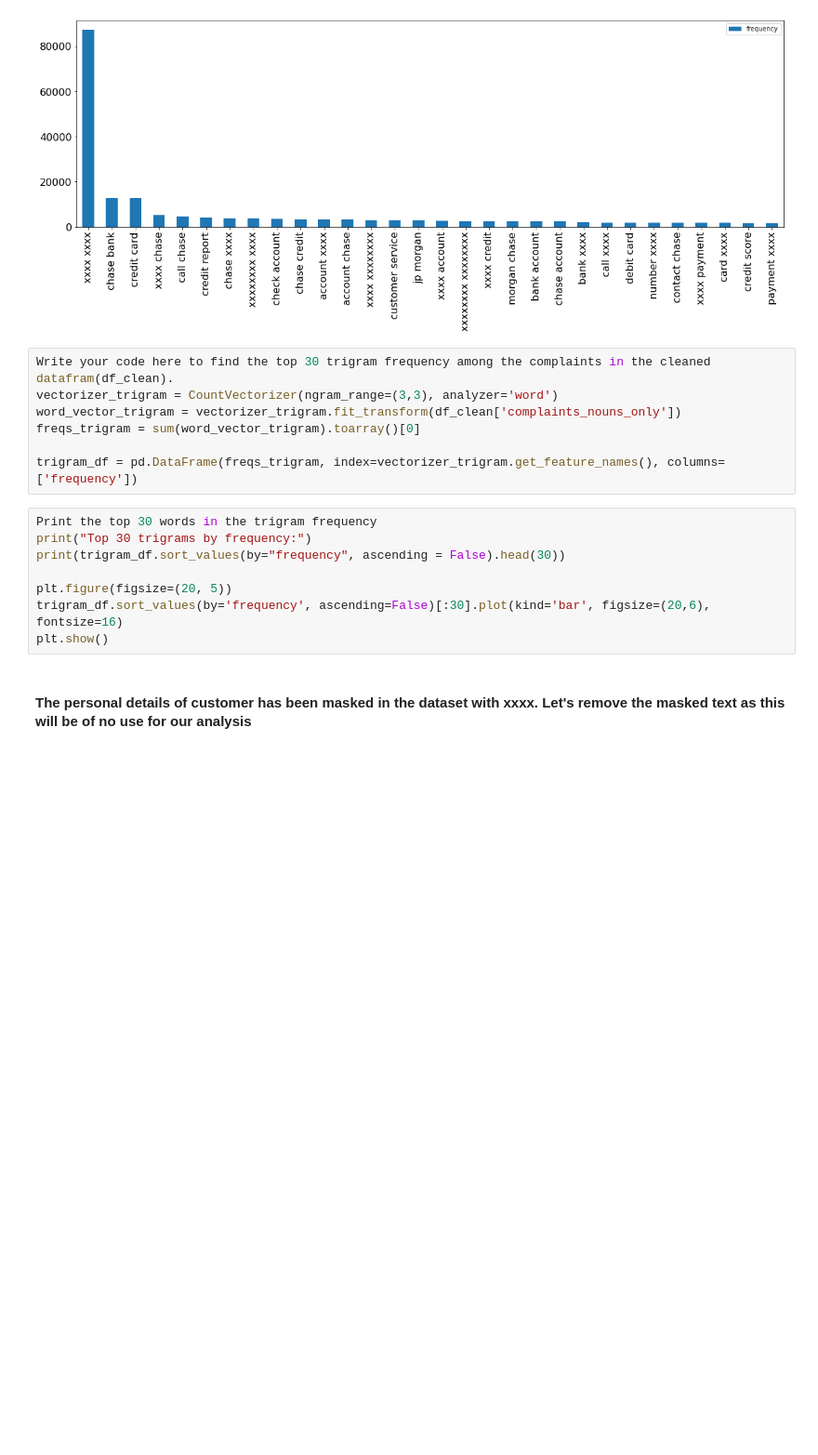
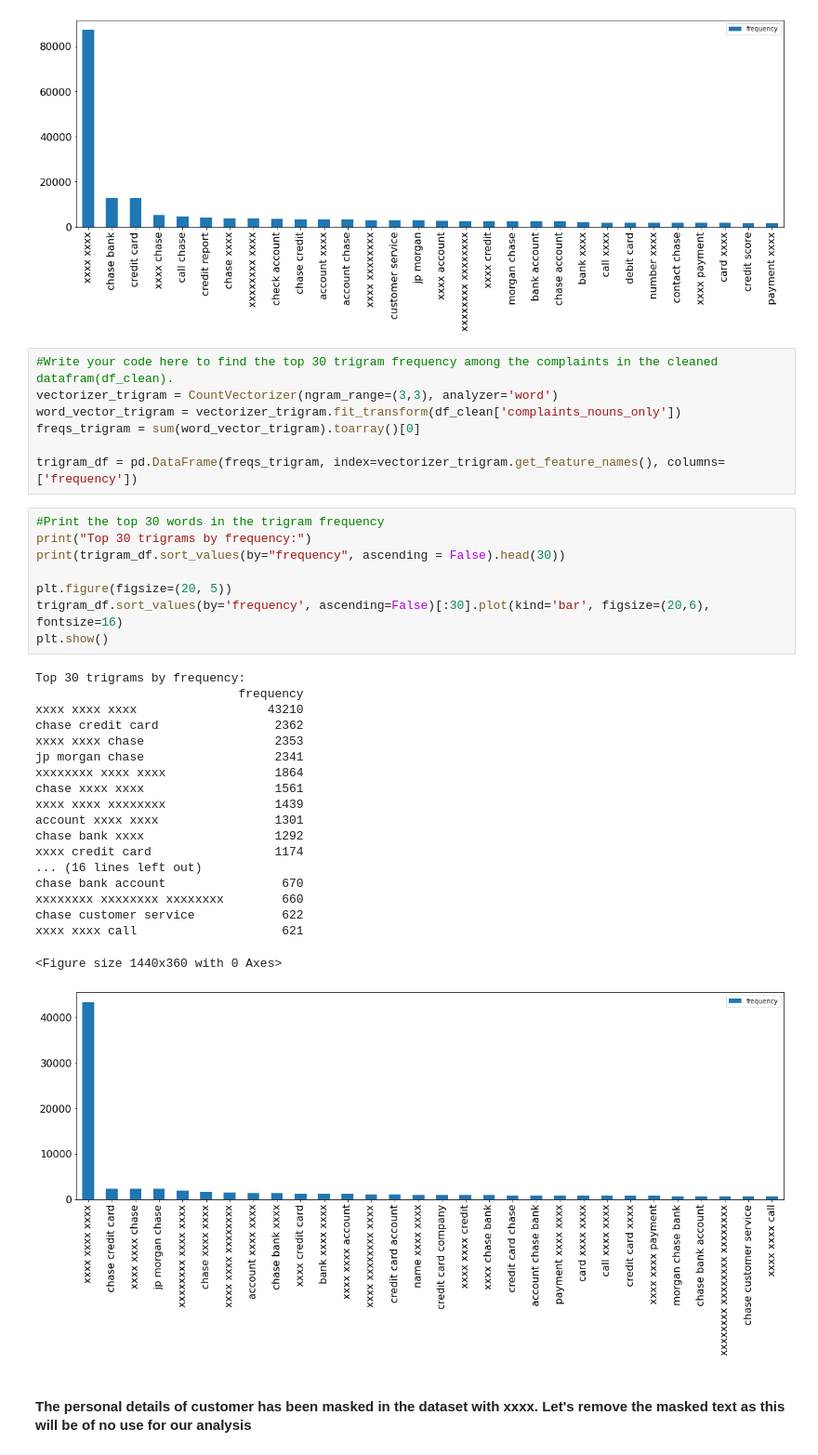
Before and after one commit to spdsp04/Automatic_Ticket_Classification, a Jupyter notebook: Automatic_Ticket_Classification.ipynb, the cells around one changed output. Shown at 93% size. Saved outputs shown, nothing was run; the diff lists cells and outputs as text; blank space fills up the shorter version.

```diff
--- a/Automatic_Ticket_Classification.ipynb
+++ b/Automatic_Ticket_Classification.ipynb
@@ -627,20 +627,40 @@ payment xxxx            1708
 <Figure size 1440x360 with 0 Axes>
 [figure]
 # %%
-Write your code here to find the top 30 trigram frequency among the complaints in the cleaned datafram(df_clean).
+#Write your code here to find the top 30 trigram frequency among the complaints in the cleaned datafram(df_clean).
 vectorizer_trigram = CountVectorizer(ngram_range=(3,3), analyzer='word')
 word_vector_trigram = vectorizer_trigram.fit_transform(df_clean['complaints_nouns_only'])
 freqs_trigram = sum(word_vector_trigram).toarray()[0]
 
 trigram_df = pd.DataFrame(freqs_trigram, index=vectorizer_trigram.get_feature_names(), columns=['frequency'])
 # %%
-Print the top 30 words in the trigram frequency
+#Print the top 30 words in the trigram frequency
 print("Top 30 trigrams by frequency:")
 print(trigram_df.sort_values(by="frequency", ascending = False).head(30))
 
 plt.figure(figsize=(20, 5))
 trigram_df.sort_values(by='frequency', ascending=False)[:30].plot(kind='bar', figsize=(20,6), fontsize=16)
 plt.show()
+# %% [output]
+Top 30 trigrams by frequency:
+                            frequency
+xxxx xxxx xxxx                  43210
+chase credit card                2362
+xxxx xxxx chase                  2353
+jp morgan chase                  2341
+xxxxxxxx xxxx xxxx               1864
+chase xxxx xxxx                  1561
+xxxx xxxx xxxxxxxx               1439
+account xxxx xxxx                1301
+chase bank xxxx                  1292
+xxxx credit card                 1174
+... (16 lines left out)
+chase bank account                670
+xxxxxxxx xxxxxxxx xxxxxxxx        660
+chase customer service            622
+xxxx xxxx call                    621
+<Figure size 1440x360 with 0 Axes>
+[figure, added]
 # %% [markdown]
 #### The personal details of customer has been masked in the dataset with xxxx. Let's remove the masked text as this will be of no use for our analysis
 # %%
```
Also changed, not shown: parts of 5 cells of this notebook.
